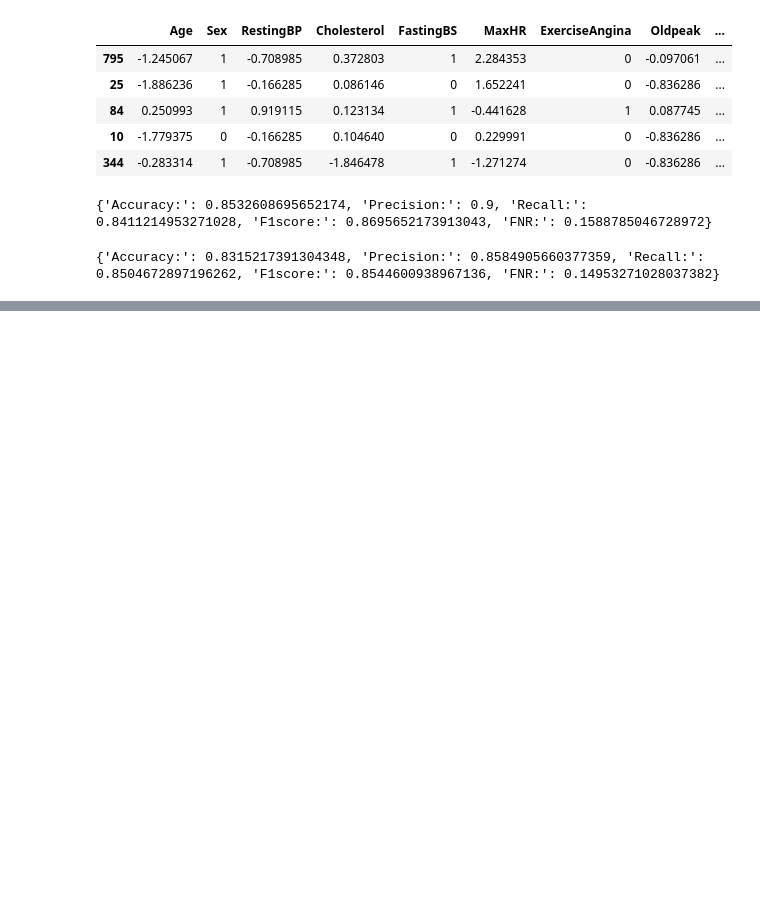
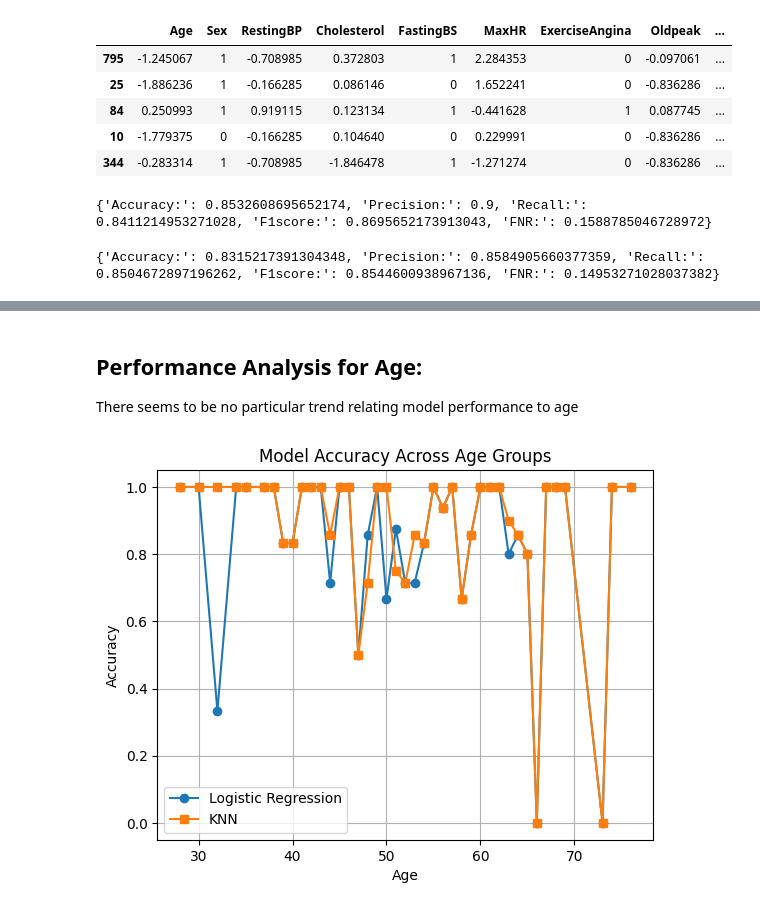
Before and after one commit to jessicasinha/heart-disease-predictor, a Jupyter notebook: HeartDiseasePredictor.ipynb, the cells around one changed output, grey strips where cells are left out. Cells and saved outputs as stored; diff of their text form; code cells hidden in the pictures; blank space fills up the shorter version.

```diff
--- a/HeartDiseasePredictor.ipynb
+++ b/HeartDiseasePredictor.ipynb
@@ -220,0 +301,44 @@ print(classification_performance_report(y_test.to_numpy(), y_predicted))
+# %% [markdown]
+## Performance Analysis for Age:
+There seems to be no particular trend relating model performance to age
+# %%
+'''
+create copy of x_test
+replace copy's age column with original unnormalized ages from original df
+
+we want to visualize x_test's copied dataframe WITH ml performances. Therefore:
+add real and predicted y values at the end of each row
+graph occurences where real and predicted y values are equal grouped by age
+'''
+
+testData_realAge = X_test.copy() # create copy of X_test in which we unnormalize age for presentation
+testData_realAge["Age"] = df.loc[X_test.index, "Age"] # Bring in correct ages from original df using row indicies
+
+testData_realAge["HeartDisease_Actual"] = y_test.values # add real y values as a column called "Actual"
+testData_realAge["HeartDisease_Predictions_LR"] = y_predicted_lr
+testData_realAge["HeartDisease_Predictions_KNN"] = y_predicted_knn
+
+# Create accuracy data for predictions for each group (each age)
+accuracy_lr = (testData_realAge["HeartDisease_Predictions_LR"] == testData_realAge["HeartDisease_Actual"]).groupby(testData_realAge["Age"]).mean()
+accuracy_knn = (testData_realAge["HeartDisease_Predictions_KNN"] == testData_realAge["HeartDisease_Actual"]).groupby(testData_realAge["Age"]).mean()
+
+# Create final DataFrame that contains ages and accuracy scores for each
+age_accuracy = pd.DataFrame({
+    "Age": accuracy_lr.index,
+    "Accuracy_LR": accuracy_lr.values,
+    "Accuracy_KNN": accuracy_knn.values
+}).reset_index(drop=True)
+
+
+
+
+plt.plot(age_accuracy["Age"], age_accuracy["Accuracy_LR"], marker='o', linestyle='-', label="Logistic Regression")
+plt.plot(age_accuracy["Age"], age_accuracy["Accuracy_KNN"], marker='s', linestyle='-', label="KNN")
+plt.xlabel("Age")
+plt.ylabel("Accuracy")
+plt.title("Model Accuracy Across Age Groups")
+plt.legend()
+plt.grid(True)
+plt.show()
+# %% [output]
+[figure, added]
```
Also changed, not shown: parts of 12 cells of this notebook, 1 other file.
